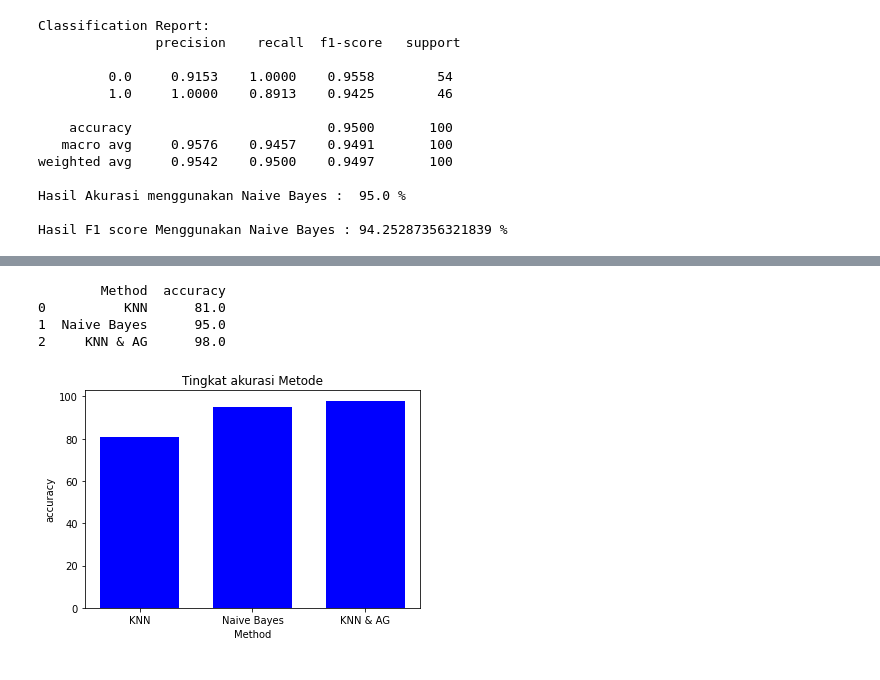
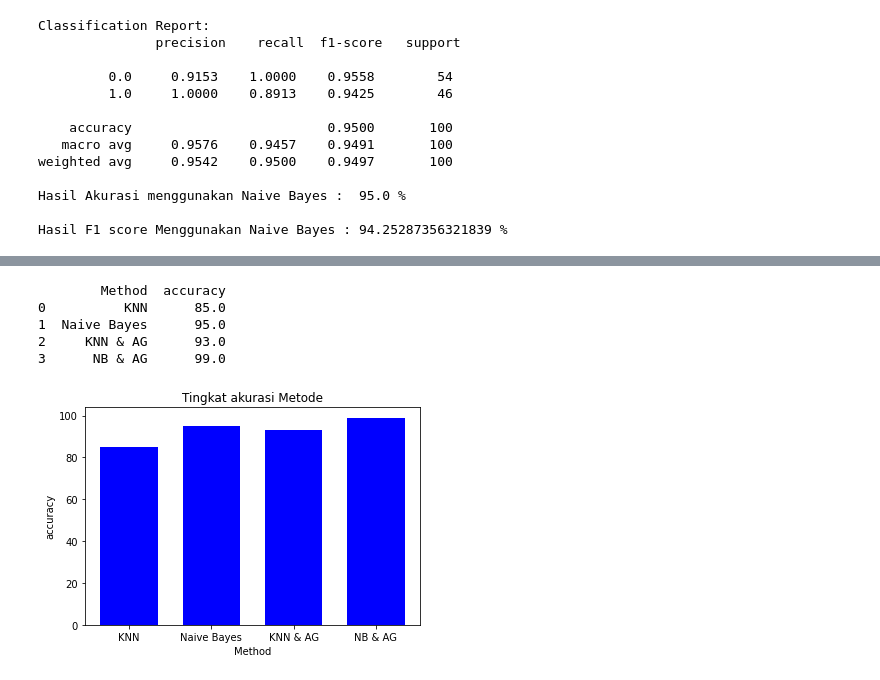
Before and after one commit to jodysuseno/praskripsi-research, a Jupyter notebook: PraSkripsi_KNN_GA_Classifier.ipynb, the cells around one changed output, grey strips where cells are left out. Saved outputs shown, nothing was run; the diff lists cells and outputs as text; code cells hidden in the pictures.

Commit message:
Created using Colaboratory - menambahkan klasifikasi naive bayes dengan algoritma genetika

```diff
--- a/PraSkripsi_KNN_GA_Classifier.ipynb
+++ b/PraSkripsi_KNN_GA_Classifier.ipynb
@@ -297,3 +314,19 @@ weighted avg     0.9542    0.9500    0.9497       100
 Hasil Akurasi menggunakan Naive Bayes :  95.0 %
 
 Hasil F1 score Menggunakan Naive Bayes : 94.25287356321839 %
+# %%
+from sklearn.naive_bayes import GaussianNB
+gnb_ag = GaussianNB()
+# %%
+!pip install sklearn-genetic
+from genetic_selection import GeneticSelectionCV
+modelAg = GeneticSelectionCV(
+    gnb_ag, cv=5, verbose=0,
+    scoring="accuracy", max_features=5,
+    n_population=100, crossover_proba=0.5,
+    mutation_proba=0.2, n_generations=50,
+    crossover_independent_proba=0.5,
+    mutation_independent_proba=0.04,
+    tournament_size=3, n_gen_no_change=10,
+    caching=True, n_jobs=-1)
+modelAg = modelAg.fit(x_train, y_train)
@@ -299,0 +340,7 @@ Hasil F1 score Menggunakan Naive Bayes : 94.25287356321839 %
+# %%
+y_pred = modelAg.predict(x_test)
+print("Classification Report:\n", classification_report(y_test, y_pred, digits=4))
+print("Hasil Akurasi menggunakan K Neighbors Classifier & AG : ", accuracy_score(y_test, y_pred)*100, "%")
+ac_gnb_ag = accuracy_score(y_test, y_pred)*100
+print()
+print("Hasil F1 score Menggunakan K Neighbors Classifier & AG :",f1_score(y_test, y_pred,)*100, "%")
@@ -300,21 +361,22 @@ Hasil F1 score Menggunakan Naive Bayes : 94.25287356321839 %
 # %%
 datavis = {
-  "Method": ['KNN','Naive Bayes','KNN & AG'],
-  "accuracy": [ac_knn,ac_nb,ac_knn_ag]
+  "Method": ['KNN','Naive Bayes','KNN & AG', 'NB & AG'],
+  "accuracy": [ac_knn,ac_nb,ac_knn_ag,ac_gnb_ag]
 }
 dfvis = pd.DataFrame(datavis)
 
 print(dfvis)
 
-plt.bar([1,2,3], dfvis.accuracy, tick_label = dfvis.Method,
+plt.bar([1,2,3,4], dfvis.accuracy, tick_label = dfvis.Method,
         width = 0.7, color = 'blue')
 plt.xlabel('Method')
 plt.ylabel('accuracy')
 plt.title('Tingkat akurasi Metode')
 plt.show()
 # %% [output]
         Method  accuracy
-0          KNN      81.0
+0          KNN      85.0
 1  Naive Bayes      95.0
-2     KNN & AG      98.0
+2     KNN & AG      93.0
+3      NB & AG      99.0
-[figure, old version]
+[figure, new version]
```
Also changed, not shown: parts of 7 cells of this notebook.
